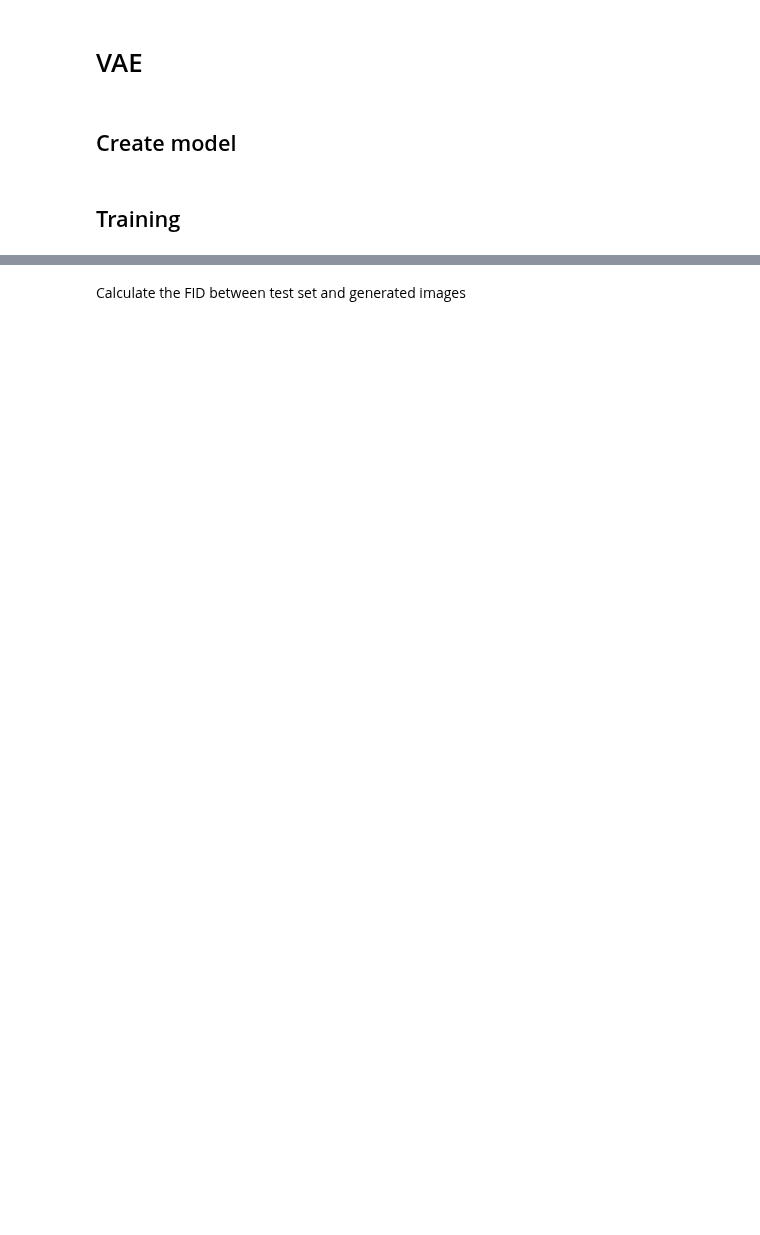
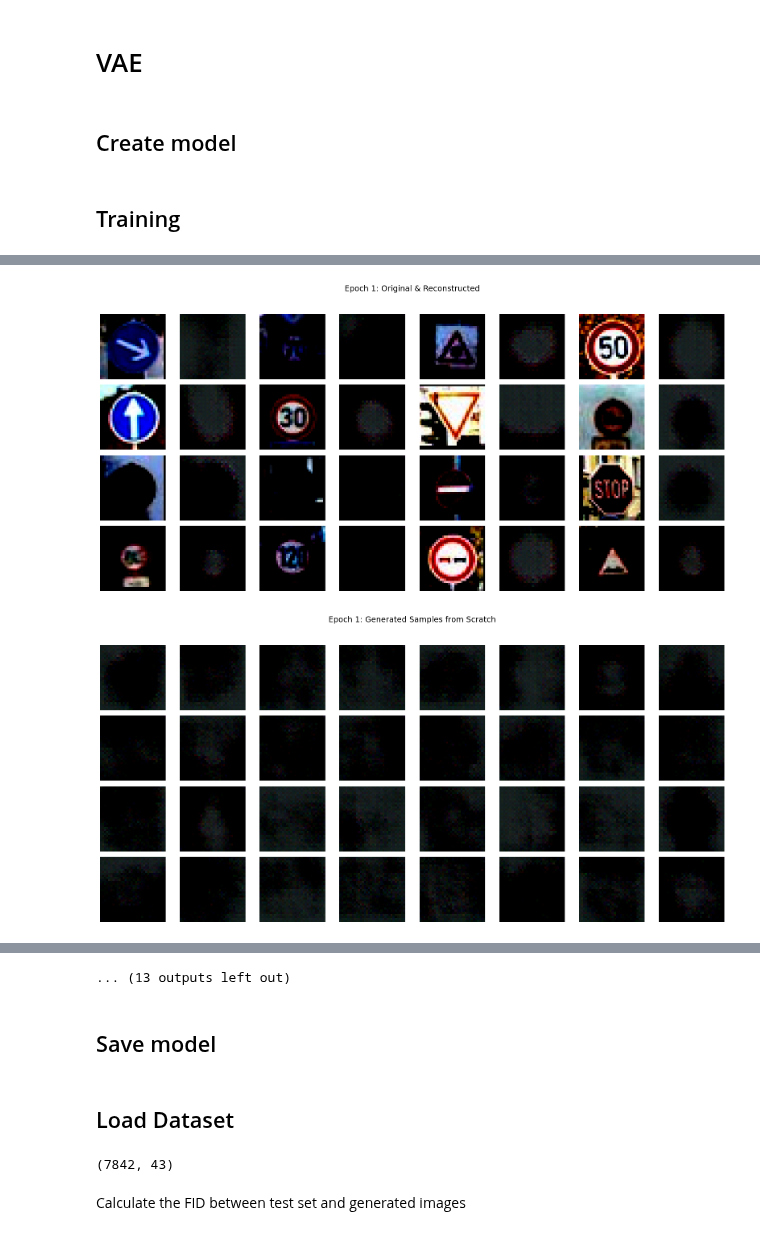
Before and after one commit to gamemeine/ssne, a Jupyter notebook: ex5/1.0-mm-model-training.ipynb, the cells around one changed output, grey strips where cells are left out. Drawn from its saved outputs; the diff is of its cells as text; code cells hidden in the pictures; blank space fills up the shorter version.

Commit message:
setup notebook for cvae

```diff
--- a/ex5/1.0-mm-model-training.ipynb
+++ b/ex5/1.0-mm-model-training.ipynb
@@ -82,8 +89,8 @@ train_dl = DataLoader(train_ds, batch_size=batch_size, shuffle=True)
 # %% [markdown]
 ## Create model
 # %%
-from gnn import VariationalAutoencoder as VAE
-from gnn import VAETrainer
+from gnn import ConditionalVariationalAutoencoder as cVAE
+from gnn import cVAETrainer
 import torch.optim as optim
 import torch.nn as nn
 
@@ -92,16 +99,26 @@ IMG_CHANNELS = 3
 latent_dim = 100
 
 # model
-vae_model = VAE(IMG_CHANNELS, latent_dim=latent_dim).to(device)
+cvae_model = cVAE(IMG_CHANNELS, num_classes, latent_dim=latent_dim).to(device)
+# vae_model = VAE(IMG_CHANNELS, latent_dim=latent_dim).to(device)
 
 # optimizers
-vae_optimizer = torch.optim.Adam(vae_model.parameters(), lr=0.0001)
+vae_optimizer = torch.optim.Adam(cvae_model.parameters(), lr=0.0001)
 vae_scheduler = optim.lr_scheduler.ExponentialLR(optimizer=vae_optimizer, gamma=0.99)
 
 # trainer
-vae_trainer = VAETrainer(
-    vae_model=vae_model,
+# vae_trainer = cVAETrainer(
+#     vae_model=vae_model,
+#     optimizer=vae_optimizer,
+#     scheduler=vae_scheduler,
+#     latent_dim=latent_dim,
+#     device=device
+# )
+
+cvae_trainer = cVAETrainer(
+    vae_model=cvae_model,
     optimizer=vae_optimizer,
+    num_classes=num_classes,
     scheduler=vae_scheduler,
     latent_dim=latent_dim,
     device=device
@@ -109,4 +126,6 @@ vae_trainer = VAETrainer(
 # %% [markdown]
 ## Training
 # %%
-vae_trainer.fit(train_dl, num_epochs=100)
+# vae_trainer.fit(train_dl, num_epochs=20)
+cvae_trainer.fit(train_dl, num_epochs=1)
+# %% [output]
@@ -112,0 +133,2 @@ vae_trainer.fit(train_dl, num_epochs=100)
+[figure, added]
+[figure, added]
@@ -112,0 +144,3 @@ vae_trainer.fit(train_dl, num_epochs=100)
+... (13 outputs left out)
+# %% [markdown]
+## Save model
@@ -113,3 +160,11 @@ vae_trainer.fit(train_dl, num_epochs=100)
+# %% [markdown]
+## Load Dataset
+# %%
+test_dir = "./data/test"
+test_ds = ImageFolder(test_dir)
+len(test_ds), len(test_ds.classes)
+# %% [output]
+(7842, 43)
 # %%
 import os
 import time
```
Also changed, not shown: parts of 8 cells of this notebook, 1 other file.
